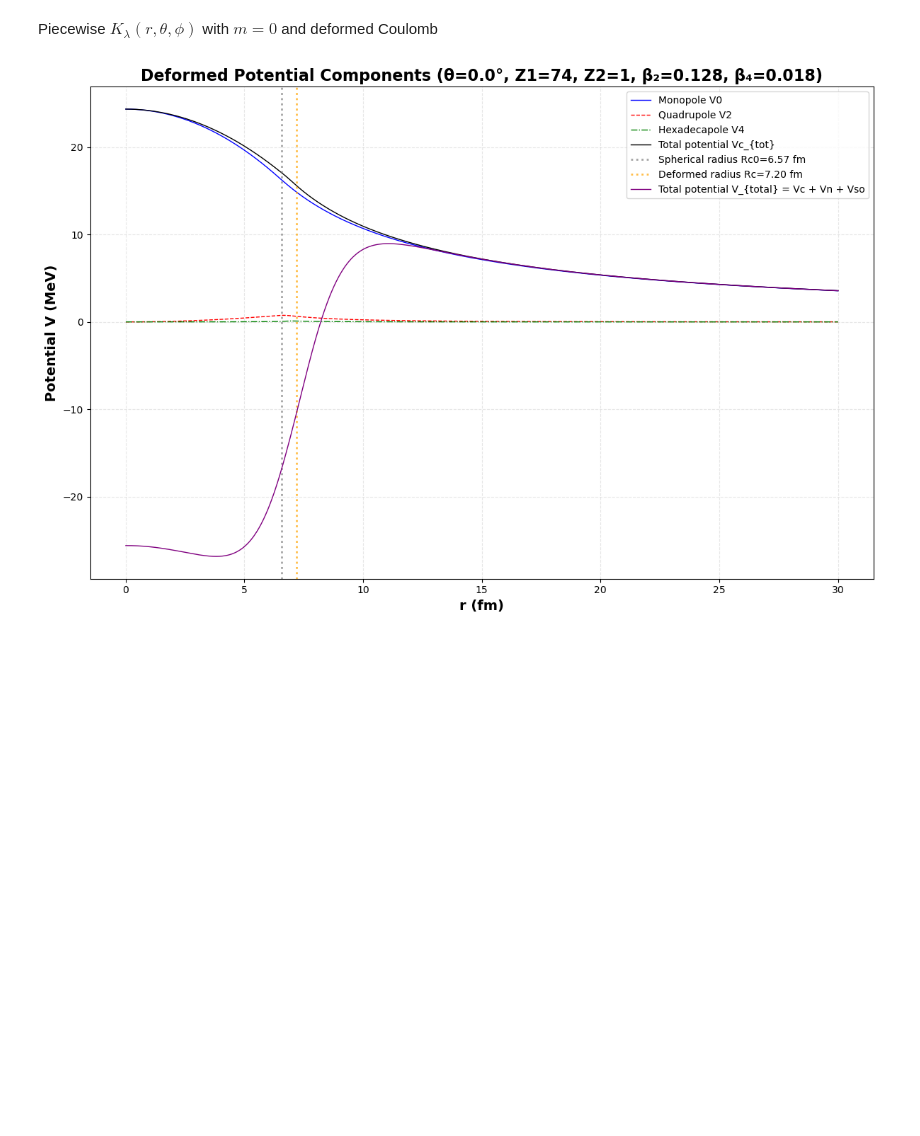
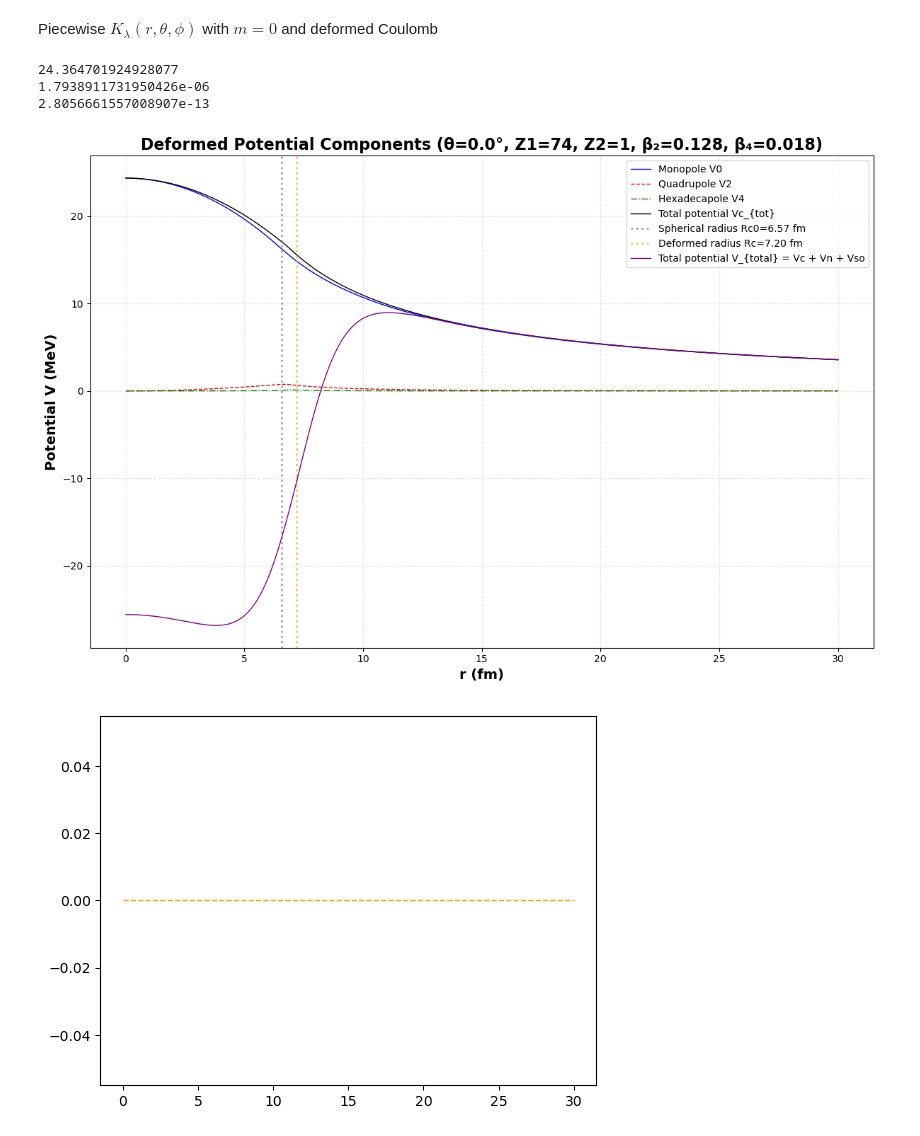
Before and after one commit to Duohereshui99/fit.test, a Jupyter notebook: ff/ff.ipynb, the cells around one changed output. Saved outputs shown, nothing was run; the diff lists cells and outputs as text; code cells hidden in the pictures; blank space fills up the shorter version.

```diff
--- a/ff/ff.ipynb
+++ b/ff/ff.ipynb
@@ -48,8 +48,18 @@ def Vn(V0,r0,a0,beta2,beta4,beta2_tilde,beta4_tilde,r,theta):
     return -V0/(1+np.exp((r-r0_theta)/a0_theta))
 
 #V_{so}, with lambda_pi being the wave number of pion
-def Vso(Vso0,rso,aso,L,S,J,r):
+def Vso(Vso0,rso,aso,L,S,J,r,theta,beta2,beta4,beta2_tilde,beta4_tilde):
     lambda_pi2=2
+    Y20=sph_harm(0, 2, 0, theta)  #sph_harm(m,l,phi,theta)
+    Y40=sph_harm(0, 4, 0, theta)
+    dY20=dYlm(2,0,theta,0)
+    dY40=dYlm(4,0,theta,0)
+    #deformation
+    rso=rso*(1+beta2*Y20+beta4*Y40)
+
+    #polarization
+    drso=rso*(beta2*dY20+beta4*dY40)
+    aso=aso*np.sqrt(1+(1/rso*drso)**2)*(1+beta2_tilde*Y20+beta4_tilde*Y40)
     return Vso0*lambda_pi2/aso*(-np.exp((r-rso)/aso)/(r*(1+np.exp((r-rso)/aso))**2))*(J*(J+1)-L*(L+1)-S*(S+1))/2
 # %% [markdown]
 Piecewise $K_{\lambda}(r,\theta,\phi)$ with $m=0$ and deformed Coulomb
@@ -114,7 +123,7 @@ z1, z2 = 74, 1
 A1 = 160
 Rc0 = 1.21 * A1**(1/3)          # ≈5.95 fm
 theta_0 = 0                # theta angle (along major axis)
-r = np.linspace(0.01, 30.0, 5000) # avoid too small r
+r = np.linspace(0.01, 30.0, 1000) # avoid too small r
 
 # Deformation parameters - can be modified as needed
 beta2 = 0.128  # quadrupole deformation parameter
@@ -122,6 +131,9 @@ beta4 = 0.018  # hexadecapole deformation parameter
 
 
 Vc_tot, V_0, V_2, V_4 = Vc_vectorized(z1, z2, r, theta_0, Rc0, beta2, beta4)
+print(V_0[0])
+print(V_2[0])
+print(V_4[0])
 
 a0=0.637 ; r0=1.19*A1**(1/3)*(1-0.116*(A1-2*z1)/A1)+0.235 ; V0=50
 
@@ -130,7 +142,7 @@ VVn= Vn(V0,r0,a0,beta2,beta4,beta2tilde,beta4tilde,r,theta_0)
 aso=0.75; Vso0=6.2; rso=1.01*A1**(1/3)
 L=0; S=0.5; J=L+0.5
 
-VVso=Vso(Vso0,rso,aso,L,S,J,r)
+VVso=Vso(Vso0,rso,aso,L,S,J,r,theta_0,beta2,beta4,beta2tilde,beta4tilde)
 # Create figure
 plt.figure(figsize=(12, 8))
 
@@ -164,16 +176,25 @@ V_total = Vc_tot + VVn + VVso
 
 # 画出总势能（最粗、最显眼）
 plt.plot(r, V_total, 'purple', linewidth=1, label='Total potential V_{total} = Vc + Vn + Vso')
+
 # Grid and legend
 plt.grid(True, alpha=0.3, linestyle='--')
 plt.legend(fontsize=10, loc='best')
 
 
 # Set axis ranges
-# plt.xlim(5,8)
+# plt.xlim(0,8)
 # plt.ylim(0,1)
 
 plt.tight_layout()
 plt.show()
 # %% [output]
+24.364701924928077
+1.7938911731950426e-06
+2.8056661557008907e-13
 [figure]
+# %%
+plt.plot(r, VVso, label='Spin-orbit Vso', color='orange', linewidth=1, linestyle='--')
+plt.show()
+# %% [output]
+[figure, added]
```
Also changed, not shown: parts of 1 cell of this notebook.
